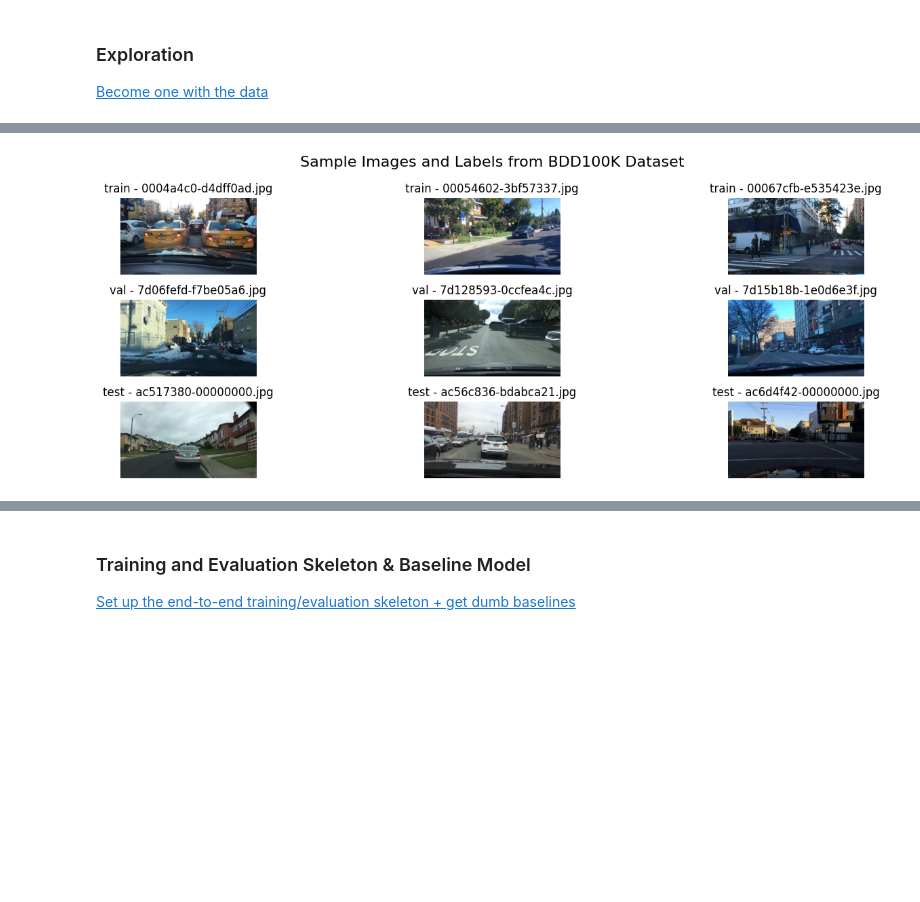
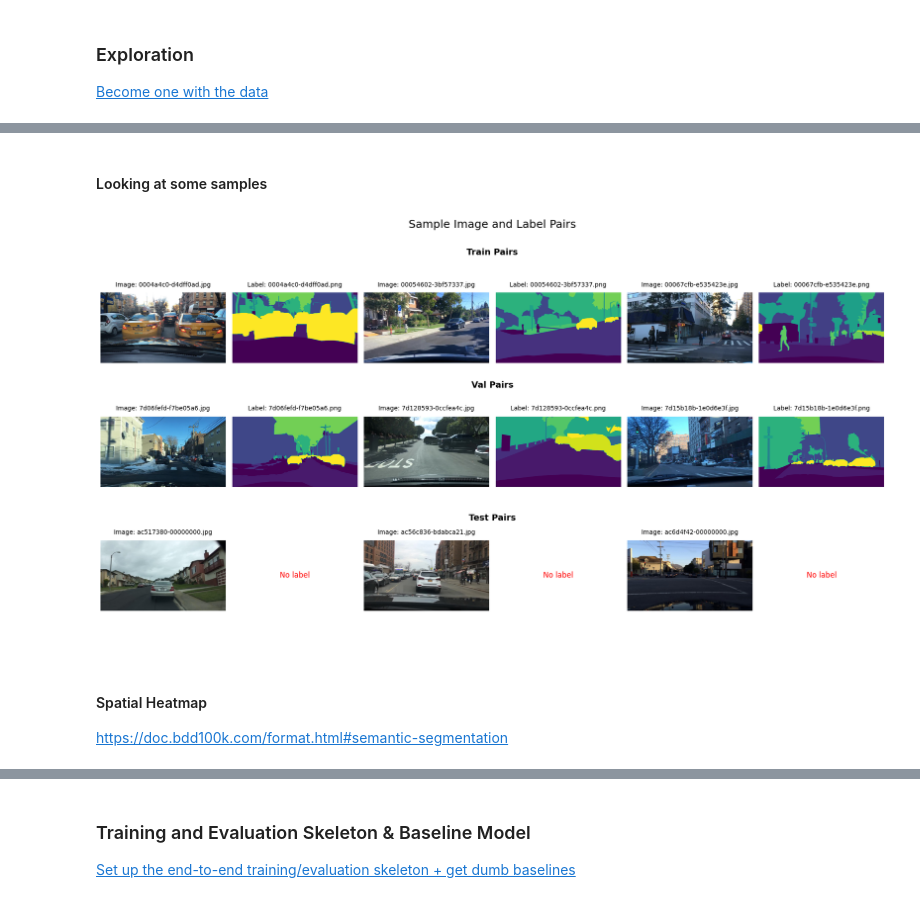
Before and after one commit to okaynils/fhnw-ds-dlbs, a Jupyter notebook: main.ipynb, the cells around one changed output, grey strips where cells are left out. Cells and saved outputs as stored; diff of their text form; code cells hidden in the pictures; blank space fills up the shorter version.

```diff
--- a/main.ipynb
+++ b/main.ipynb
@@ -42,3 +30,17 @@ Number of images in test: 2000 (without Labels)
+# %%
+import os
+
+BASE_DATA_PATH = os.path.join('data', 'bdd100k', 'images', '10k')
+BASE_LABELS_PATH = os.path.join('data', 'bdd100k', 'labels', 'sem_seg', 'masks')
+subfolders = ['train', 'val', 'test']
+
+paths = {
+    subfolder: {
+        'data_folder': os.path.join(BASE_DATA_PATH, subfolder),
+        'labels_folder': os.path.join(BASE_LABELS_PATH, subfolder)
+    }
+    for subfolder in subfolders
+}
 # %% [markdown]
 ### Exploration
 
@@ -46,23 +131,40 @@ Number of images in test: 2000 (without Labels)
+# %% [markdown]
+#### Looking at some samples
 # %%
-fig, axs = plt.subplots(3, 3, figsize=(15, 5))
-
-fig.suptitle('Sample Images and Labels from BDD100K Dataset', fontsize=16)
+fig, axs = plt.subplots(len(subfolders), 6, figsize=(18, 10))
+fig.suptitle('Sample Image and Label Pairs', fontsize=18)
 
 for i, subfolder in enumerate(subfolders):
-    data_folder = os.path.join('data', 'bdd100k', 'images', '10k', subfolder)
-    labels_folder = os.path.join('data', 'bdd100k', 'labels', 'sem_seg', 'colormaps', subfolder)
+    data_folder = paths[subfolder]['data_folder']
+    labels_folder = paths[subfolder]['labels_folder']
+
+    fig.text(0.5, 0.9 - (i * 0.3), f'{subfolder.capitalize()} Pairs', ha='center', fontsize=14, fontweight='bold')
+
     for j, file in enumerate(os.listdir(data_folder)[:3]):
         img = plt.imread(os.path.join(data_folder, file))
-        axs[i, j].imshow(img)
-        axs[i, j].set_title(f'{subfolder} - {file}')
-        axs[i, j].axis('off')
-        label_file = os.path.join(labels_folder, file)
-        if os.path.exists(label_file):
-            print(label)
+
+        axs[i, j * 2].imshow(img)
+        axs[i, j * 2].axis('off')
+
+        axs[i, j * 2].set_title(f'Image: {file}', fontsize=10, pad=10, ha='center')
+
+        label_file = os.path.join(labels_folder, file.replace('.jpg', '.png'))
+
+        if os.path.exists(label_file) and subfolder != 'test':
             label = plt.imread(label_file)
-            axs[i, j].imshow(label)
+            axs[i, j * 2 + 1].imshow((label * 255).astype(np.int8))
+            axs[i, j * 2 + 1].set_title(f'Label: {file.replace(".jpg", ".png")}', fontsize=10, pad=10, ha='center')
+        else:
+            axs[i, j * 2 + 1].text(0.5, 0.5, 'No label', color='red', ha='center', va='center', fontsize=12)
+            axs[i, j * 2 + 1].set_facecolor("black")
 
-plt.tight_layout()
+        axs[i, j * 2 + 1].axis('off')
+
+plt.tight_layout(rect=[0, 0, 1, 0.95])
 plt.show()
 # %% [output]
-[figure, old version]
+[figure, new version]
+# %% [markdown]
+#### Spatial Heatmap
+
+https://doc.bdd100k.com/format.html#semantic-segmentation
```
Also changed, not shown: parts of 14 cells of this notebook.
